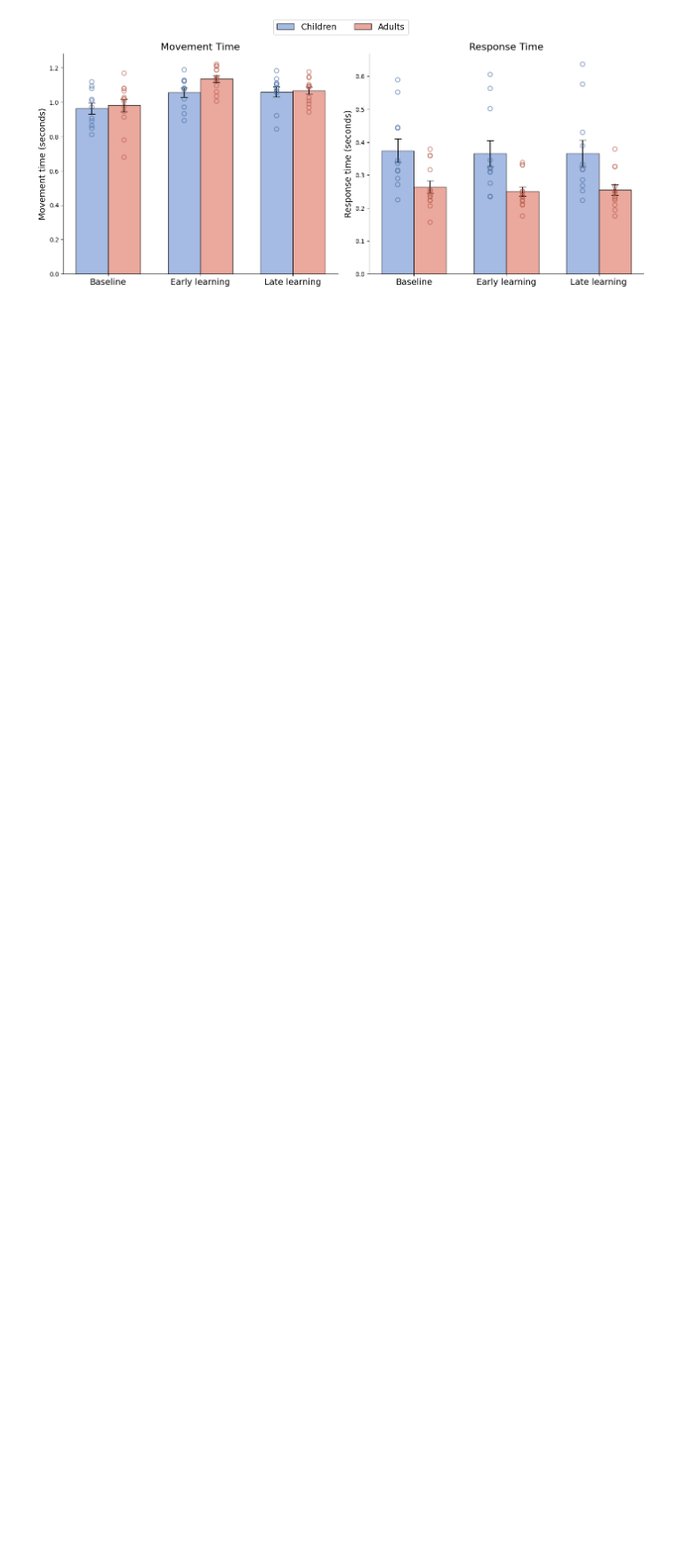
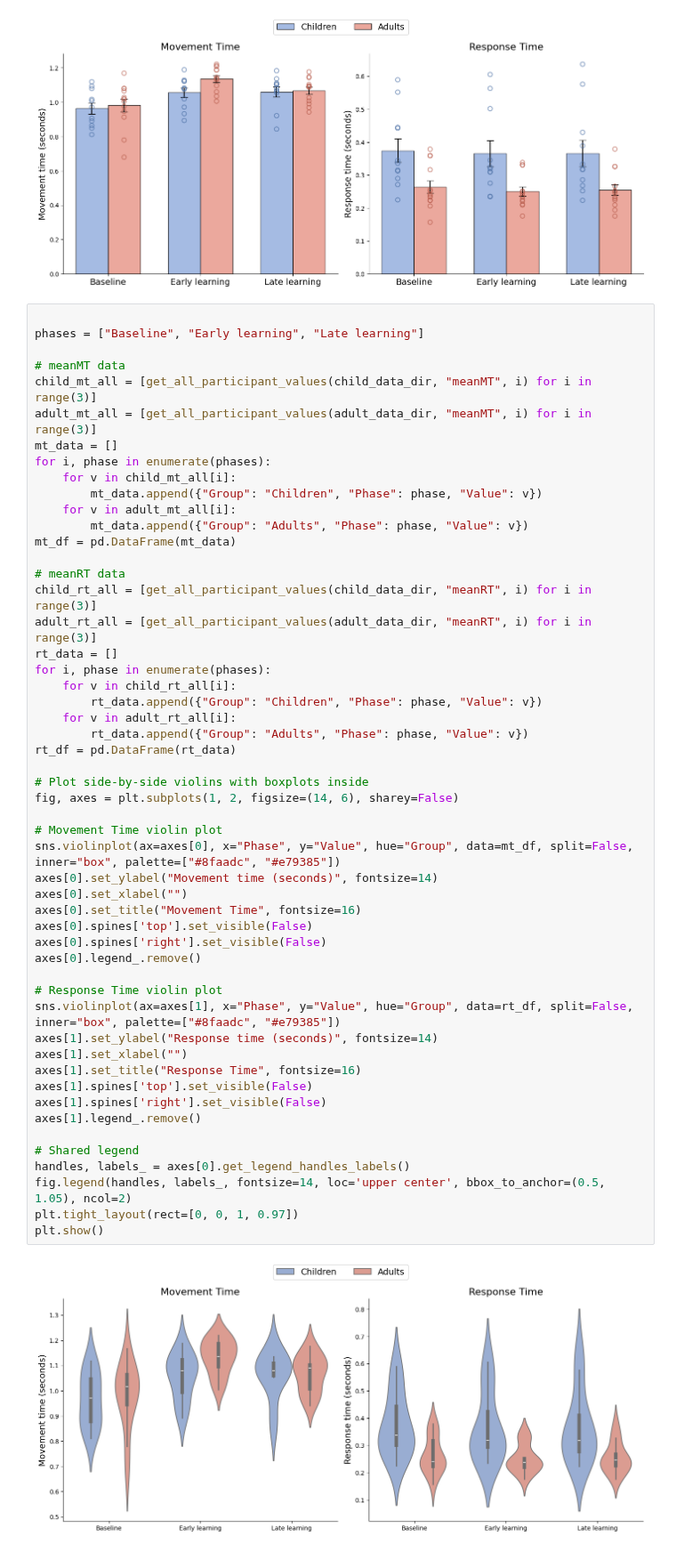
Before and after one commit to siddiskid/IMM-Lab, a Jupyter notebook: figures.ipynb, the cells around one changed output. Shown at 89% size. Saved outputs shown, nothing was run; the diff lists cells and outputs as text; blank space fills up the shorter version.

Commit message:
violin

```diff
--- a/figures.ipynb
+++ b/figures.ipynb
@@ -346,3 +346,57 @@ plt.tight_layout(rect=[0, 0, 1, 0.97])
 plt.show()
 # %% [output]
 [figure]
+# %%
+
+phases = ["Baseline", "Early learning", "Late learning"]
+
+# meanMT data
+child_mt_all = [get_all_participant_values(child_data_dir, "meanMT", i) for i in range(3)]
+adult_mt_all = [get_all_participant_values(adult_data_dir, "meanMT", i) for i in range(3)]
+mt_data = []
+for i, phase in enumerate(phases):
+    for v in child_mt_all[i]:
+        mt_data.append({"Group": "Children", "Phase": phase, "Value": v})
+    for v in adult_mt_all[i]:
+        mt_data.append({"Group": "Adults", "Phase": phase, "Value": v})
+mt_df = pd.DataFrame(mt_data)
+
+# meanRT data
+child_rt_all = [get_all_participant_values(child_data_dir, "meanRT", i) for i in range(3)]
+adult_rt_all = [get_all_participant_values(adult_data_dir, "meanRT", i) for i in range(3)]
+rt_data = []
+for i, phase in enumerate(phases):
+    for v in child_rt_all[i]:
+        rt_data.append({"Group": "Children", "Phase": phase, "Value": v})
+    for v in adult_rt_all[i]:
+        rt_data.append({"Group": "Adults", "Phase": phase, "Value": v})
+rt_df = pd.DataFrame(rt_data)
+
+# Plot side-by-side violins with boxplots inside
+fig, axes = plt.subplots(1, 2, figsize=(14, 6), sharey=False)
+
+# Movement Time violin plot
+sns.violinplot(ax=axes[0], x="Phase", y="Value", hue="Group", data=mt_df, split=False, inner="box", palette=["#8faadc", "#e79385"])
+axes[0].set_ylabel("Movement time (seconds)", fontsize=14)
+axes[0].set_xlabel("")
+axes[0].set_title("Movement Time", fontsize=16)
+axes[0].spines['top'].set_visible(False)
+axes[0].spines['right'].set_visible(False)
+axes[0].legend_.remove()
+
+# Response Time violin plot
+sns.violinplot(ax=axes[1], x="Phase", y="Value", hue="Group", data=rt_df, split=False, inner="box", palette=["#8faadc", "#e79385"])
+axes[1].set_ylabel("Response time (seconds)", fontsize=14)
+axes[1].set_xlabel("")
+axes[1].set_title("Response Time", fontsize=16)
+axes[1].spines['top'].set_visible(False)
+axes[1].spines['right'].set_visible(False)
+axes[1].legend_.remove()
+
+# Shared legend
+handles, labels_ = axes[0].get_legend_handles_labels()
+fig.legend(handles, labels_, fontsize=14, loc='upper center', bbox_to_anchor=(0.5, 1.05), ncol=2)
+plt.tight_layout(rect=[0, 0, 1, 0.97])
+plt.show()
+# %% [output]
+[figure, added]
```
